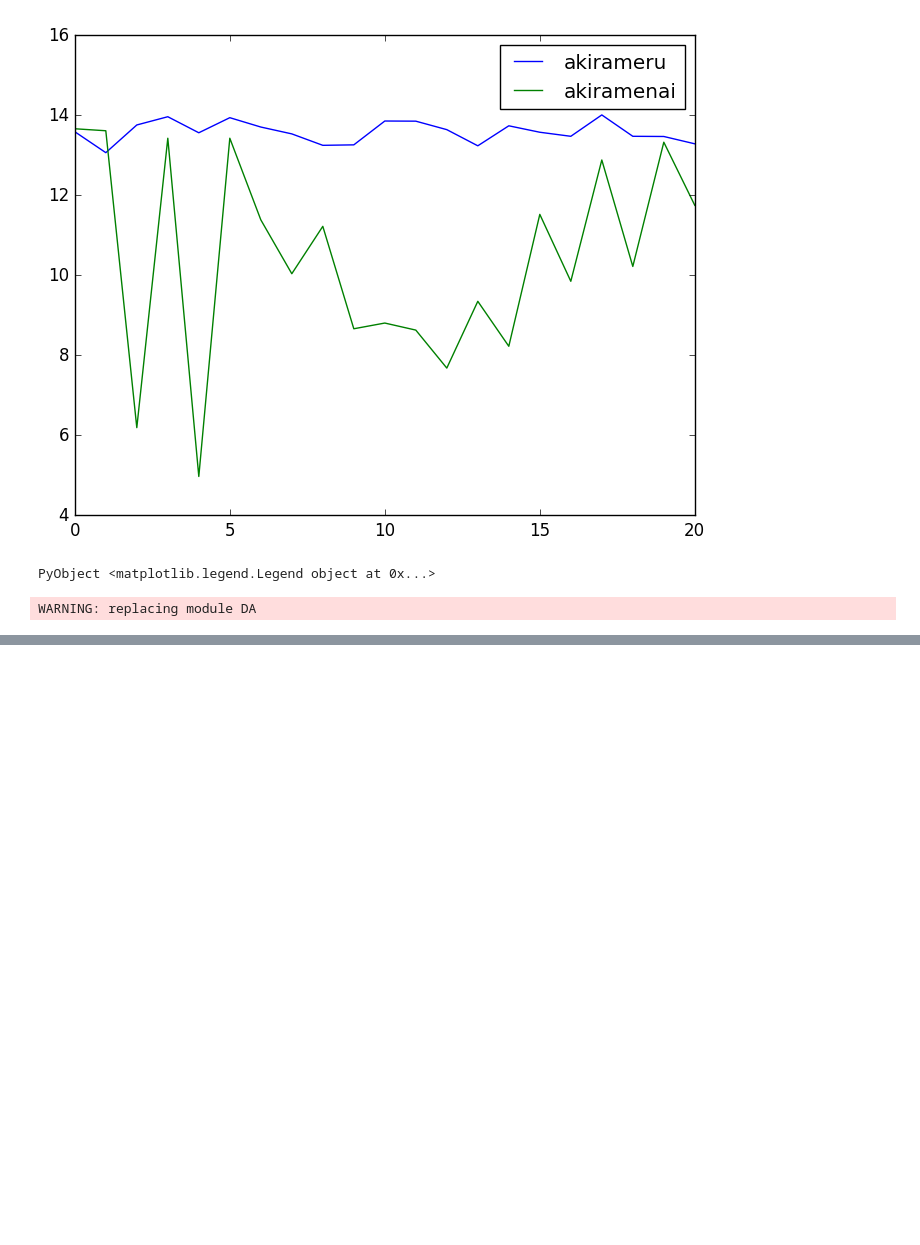
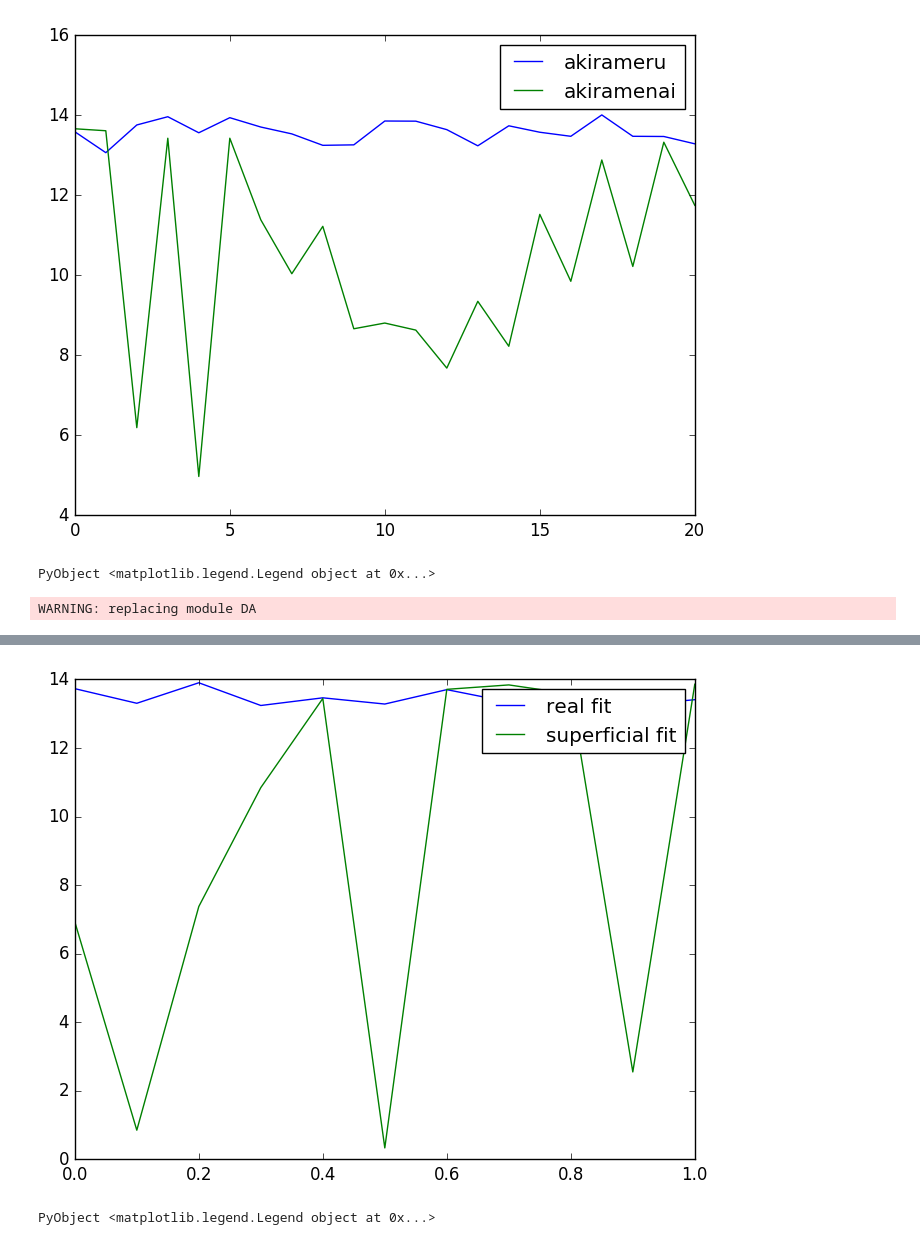
Before and after one commit to nswa17/-, a Jupyter notebook: demo.ipynb, the cells around one changed output, grey strips where cells are left out. Drawn from its saved outputs; the diff is of its cells as text; code cells hidden in the pictures; blank space fills up the shorter version.

```diff
--- a/demo.ipynb
+++ b/demo.ipynb
@@ -356,0 +402,36 @@ PyObject <matplotlib.legend.Legend object at 0x...>
+# %%
+using DataFrames
+using PyPlot
+using ExcelReaders
+include("functions.jl")
+student_num = 3000
+mu = 0.5
+sigma2 = 0.2
+sigma2_error = 0.05
+
+akiramenai = []
+akirameru = []
+for preference in 0:0.1:1
+    faculties_list = read_faculty_data("revised.csv", student_num)
+    faculty_num = length(faculties_list)
+    students_list = generate_students(student_num, mu, sigma2, sigma2_error, faculty_num, () -> preference)
+
+    set_prefs_faculties(faculties_list, students_list)
+    set_prefs_students(students_list, faculties_list)
+    #println(faculties_list)
+
+    s_prefs = generate_prefs(students_list)
+    s_real_prefs = get_real_prefs(students_list)
+    f_prefs = generate_prefs(faculties_list)
+    caps = generate_caps(faculties_list)
+
+    #println(s_prefs)
+    #println(f_prefs)
+
+    s_matched, f_matched, indptr = DA.call_match(s_prefs, f_prefs, caps)
+
+    #sorted_students_list = get_sorted_students_list(students_list, faculties_list)
+    #println(sorted_students_list)
+    push!(akirameru, evaluate_matched(s_matched, s_prefs))
+    push!(akiramenai, evaluate_matched(s_matched, s_real_prefs))
+end
@@ -356,0 +440,7 @@ PyObject <matplotlib.legend.Legend object at 0x...>
+# %%
+plot(collect(0:0.1:1), akirameru, label="real fit")
+plot(collect(0:0.1:1), akiramenai, label="superficial fit")
+legend()
+# %% [output]
+[figure, added]
+PyObject <matplotlib.legend.Legend object at 0x...>
```
Also changed, not shown: parts of 6 cells of this notebook, 5 other files.
